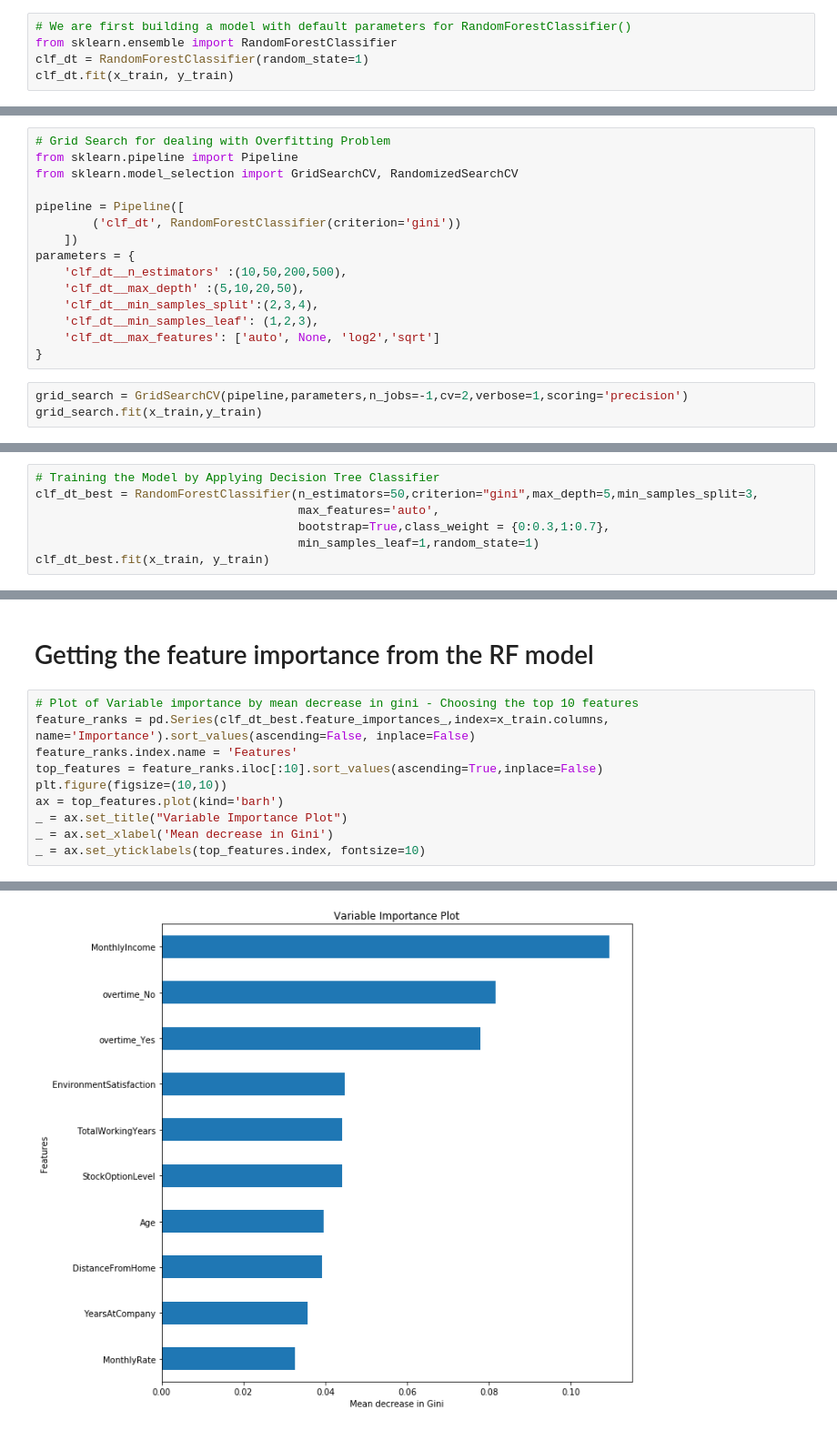
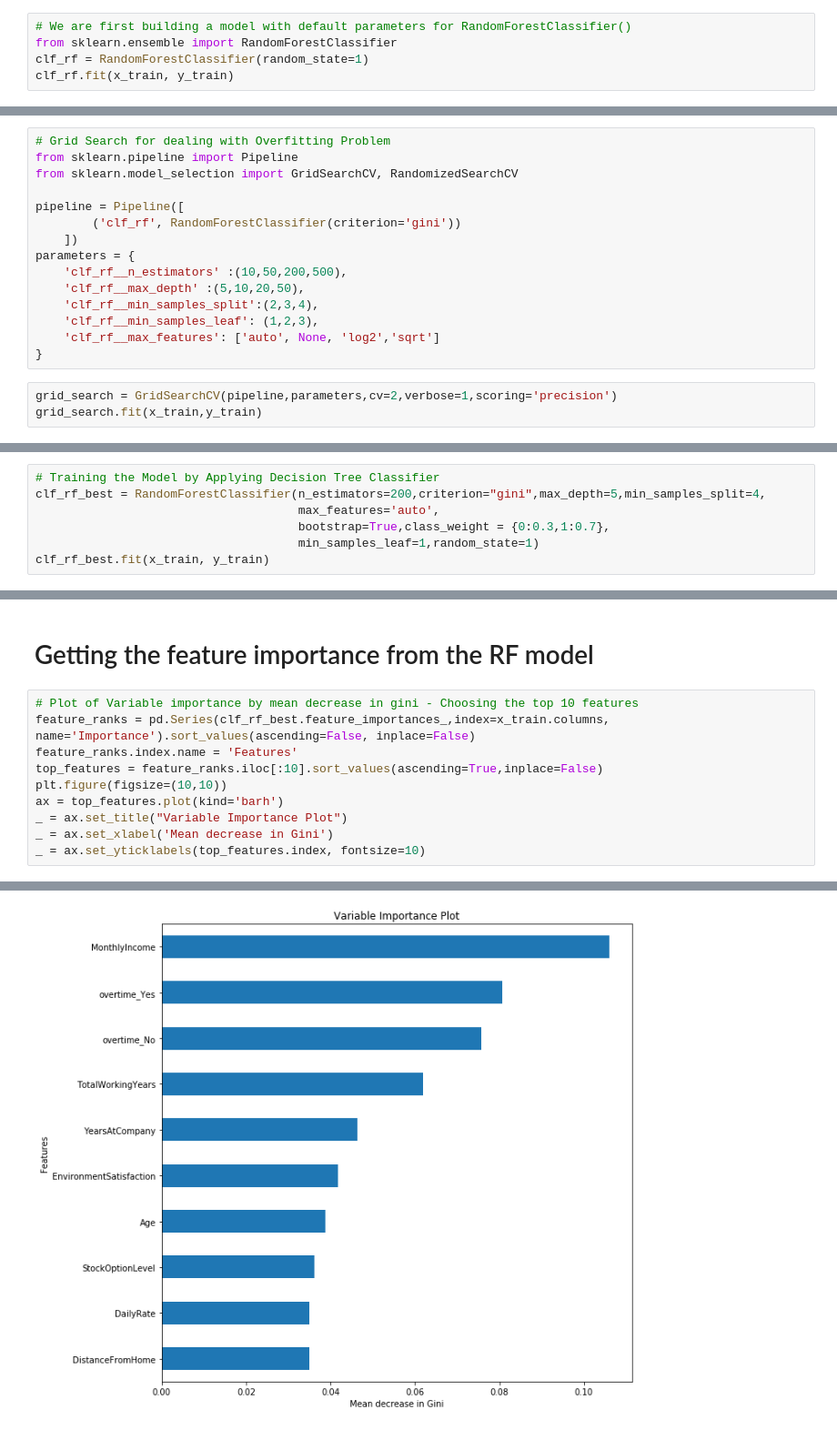
Before and after one commit to PacktPublishing/Machine-Learning-Algorithms-in-7-Days, a Jupyter notebook: Section 3/Code/MLA_7D_Random_Forest.ipynb, the cells around one changed output, grey strips where cells are left out. Shown at 91% size. Saved outputs shown, nothing was run; the diff lists cells and outputs as text.

```diff
--- a/Section 3/Code/MLA_7D_Random_Forest.ipynb
+++ b/Section 3/Code/MLA_7D_Random_Forest.ipynb
@@ -365,8 +367,8 @@ print(x_test.shape)
 # %%
 # We are first building a model with default parameters for RandomForestClassifier()
 from sklearn.ensemble import RandomForestClassifier
-clf_dt = RandomForestClassifier(random_state=1)
-clf_dt.fit(x_train, y_train)
+clf_rf = RandomForestClassifier(random_state=1)
+clf_rf.fit(x_train, y_train)
 # %% [output]
 RandomForestClassifier(bootstrap=True, class_weight=None, criterion='gini',
             max_depth=None, max_features='auto', max_leaf_nodes=None,
@@ -412,17 +414,17 @@ from sklearn.pipeline import Pipeline
 from sklearn.model_selection import GridSearchCV, RandomizedSearchCV
 
 pipeline = Pipeline([
-        ('clf_dt', RandomForestClassifier(criterion='gini'))
+        ('clf_rf', RandomForestClassifier(criterion='gini'))
     ])
 parameters = {
-    'clf_dt__n_estimators' :(10,50,200,500),
-    'clf_dt__max_depth' :(5,10,20,50),
-    'clf_dt__min_samples_split':(2,3,4),
-    'clf_dt__min_samples_leaf': (1,2,3),
-    'clf_dt__max_features': ['auto', None, 'log2','sqrt']
+    'clf_rf__n_estimators' :(10,50,200,500),
+    'clf_rf__max_depth' :(5,10,20,50),
+    'clf_rf__min_samples_split':(2,3,4),
+    'clf_rf__min_samples_leaf': (1,2,3),
+    'clf_rf__max_features': ['auto', None, 'log2','sqrt']
 }
 # %%
-grid_search = GridSearchCV(pipeline,parameters,n_jobs=-1,cv=2,verbose=1,scoring='precision')
+grid_search = GridSearchCV(pipeline,parameters,cv=2,verbose=1,scoring='precision')
 grid_search.fit(x_train,y_train)
 # %% [output]
 Fitting 2 folds for each of 576 candidates, totalling 1152 fits
@@ -452,10 +448,10 @@ print(grid_search.best_params_)
 # %%
 # Training the Model by Applying Decision Tree Classifier
-clf_dt_best = RandomForestClassifier(n_estimators=50,criterion="gini",max_depth=5,min_samples_split=3,
+clf_rf_best = RandomForestClassifier(n_estimators=200,criterion="gini",max_depth=5,min_samples_split=4,
                                      max_features='auto',
                                      bootstrap=True,class_weight = {0:0.3,1:0.7},
                                      min_samples_leaf=1,random_state=1)
-clf_dt_best.fit(x_train, y_train)
+clf_rf_best.fit(x_train, y_train)
 # %% [output]
 RandomForestClassifier(bootstrap=True, class_weight={0: 0.3, 1: 0.7},
             criterion='gini', max_depth=5, max_features='auto',
@@ -596,7 +592,7 @@ test_decile
 # Getting the feature importance from the RF model
 # %%
 # Plot of Variable importance by mean decrease in gini - Choosing the top 10 features
-feature_ranks = pd.Series(clf_dt_best.feature_importances_,index=x_train.columns, name='Importance').sort_values(ascending=False, inplace=False)
+feature_ranks = pd.Series(clf_rf_best.feature_importances_,index=x_train.columns, name='Importance').sort_values(ascending=False, inplace=False)
 feature_ranks.index.name = 'Features'
 top_features = feature_ranks.iloc[:10].sort_values(ascending=True,inplace=False)
 plt.figure(figsize=(10,10))
@@ -608,2 +606,2 @@ _ = ax.set_yticklabels(top_features.index, fontsize=10)
-[figure, old version]
+[figure, new version]
 # %%
```
Also changed, not shown: parts of 18 cells of this notebook, 8 other files.
